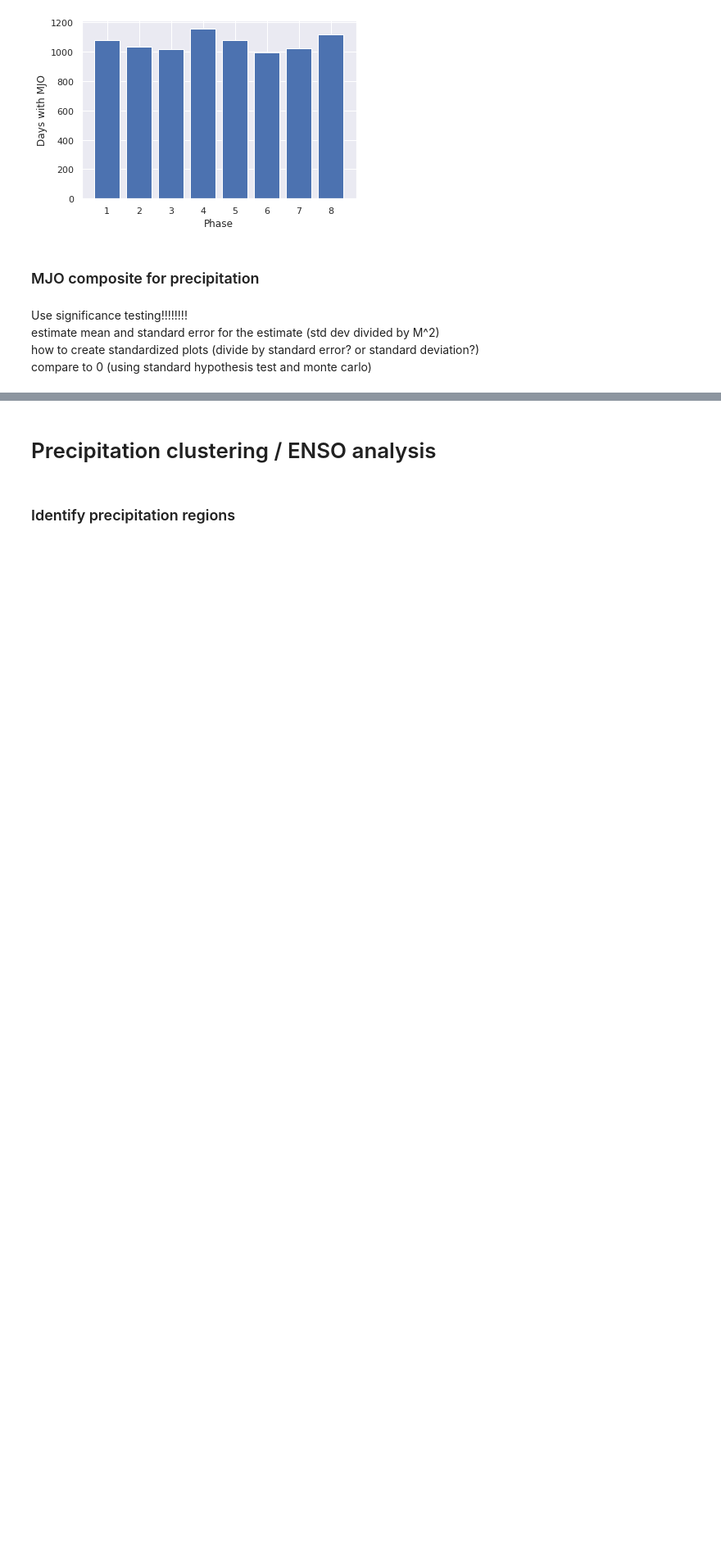
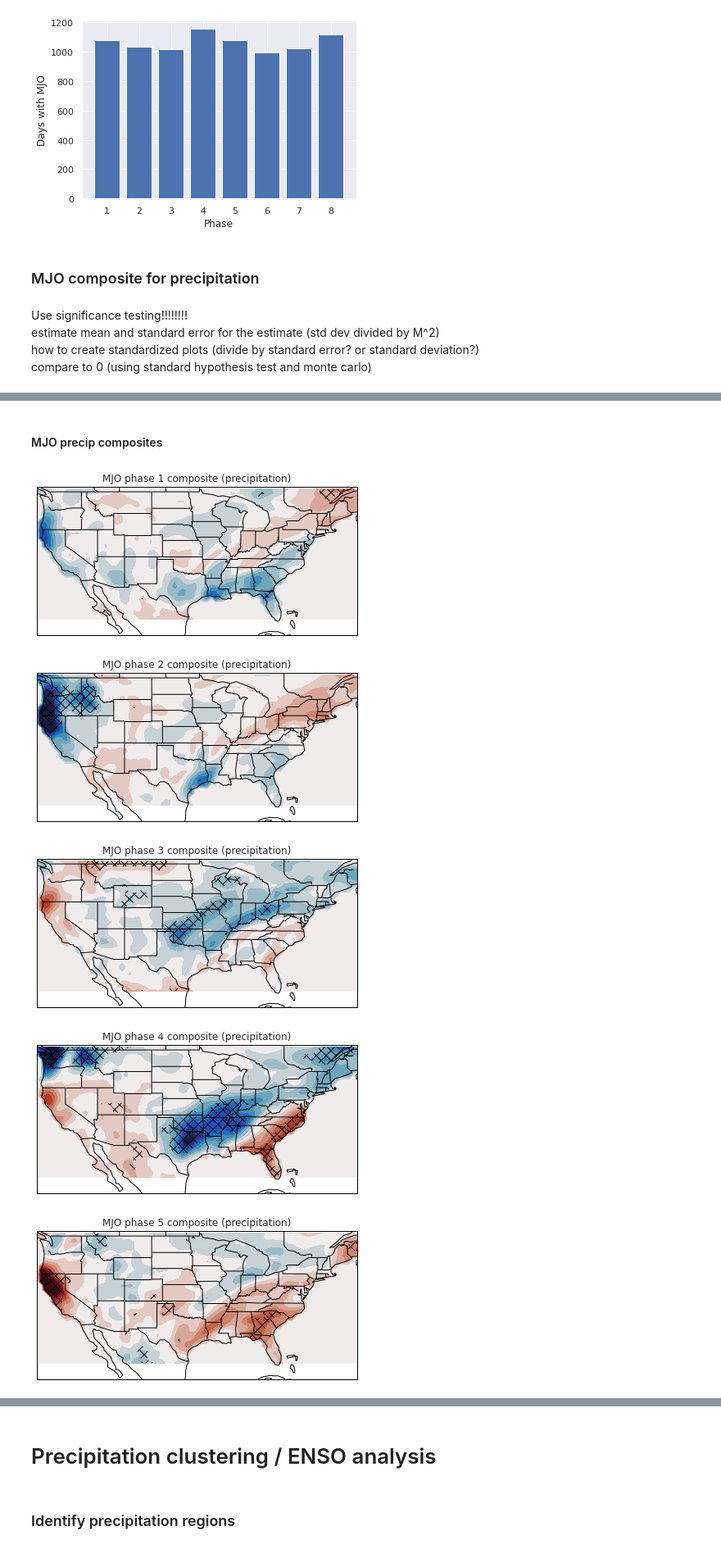
Before and after one commit to ktcarr/12.805, a Jupyter notebook: mjo-analysis_era-interim.ipynb, the cells around one changed output, grey strips where cells are left out. Shown at 82% size. Saved outputs shown, nothing was run; the diff lists cells and outputs as text; code cells hidden in the pictures; blank space fills up the shorter version.

```diff
--- a/mjo-analysis_era-interim.ipynb
+++ b/mjo-analysis_era-interim.ipynb
@@ -423,0 +462,31 @@ for phase in range(1,9):
+# %% [markdown]
+#### MJO precip composites
+# %%
+mjo_phase_djf = get_djf(mjo_phase)
+n = int(np.sum(mjo_phase_djf>0)/8) # Get number of samples to draw for test
+lb,ub = mc_test_composite(n_samples=n, n_sims=1000) # montecarlo test
+
+for phase in range(1,9):
+    t = mjo_phase_djf[mjo_phase_djf==phase].time
+    M = len(t)
+    p = tp_us.sel(time=t).mean(dim='time')
+#     p_std = tp_us.sel(time=t).mean(dim='time') / M
+#     p_stderr = tp_us.sel(time=t).std(dim='time') / np.sqrt(M)
+    sig = (p < lb) | (p > ub) # get montecarlo signicance bounds
+
+    # plot
+    fig,ax = utils.plot_setup()
+    cp = ax.contourf(p.longitude, p.latitude, p,
+                     cmap='cmo.balance_r', levels=np.arange(-51,57,6), extend='both')
+    h = ax.contourf(p.longitude, p.latitude, sig, hatches=[None,None,'xx'],colors='none',
+                       extend='both', levels=[.25, .75])
+    if phase==8:
+        cb = fig.colorbar(cp, orientation='horizontal', label='Anomaly (mm/month)')
+    ax.set_title(f'MJO phase {phase} composite (precipitation)')
+    plt.show()
+# %% [output]
+[figure, added]
+[figure, added]
+[figure, added]
+[figure, added]
+[figure, added]
```
Also changed, not shown: parts of 16 cells of this notebook, 1 other file.
